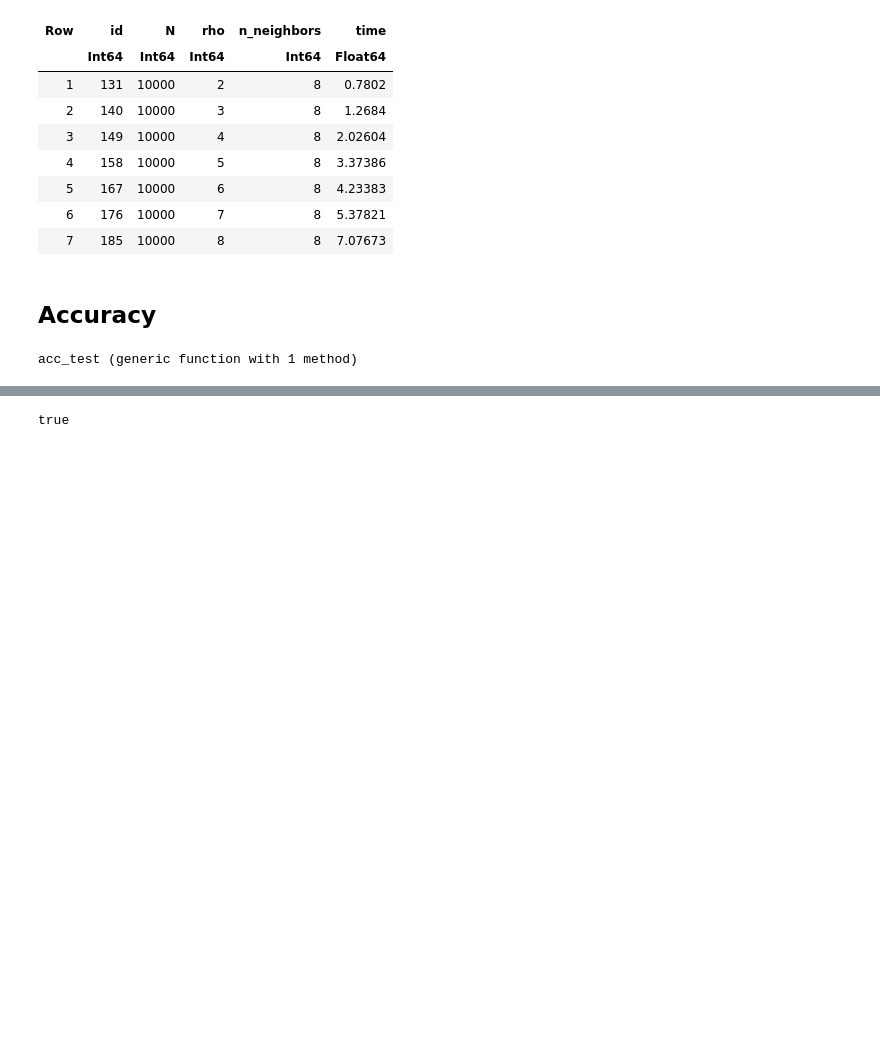
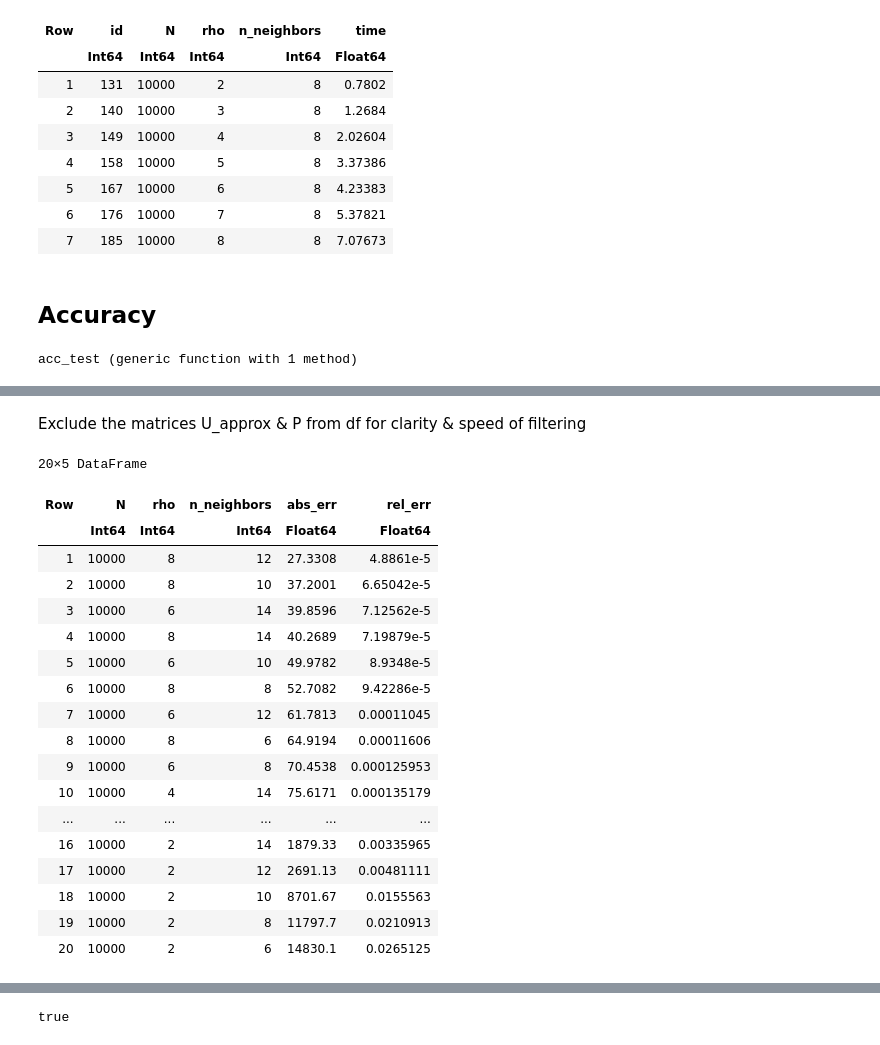
Before and after one commit to AkiTsuruta/MI-AIM, a Jupyter notebook: julia/KoLeskyTestSuite.ipynb, the cells around one changed output, grey strips where cells are left out. Cells and saved outputs as stored; diff of their text form; code cells hidden in the pictures; blank space fills up the shorter version.

```diff
--- a/julia/KoLeskyTestSuite.ipynb
+++ b/julia/KoLeskyTestSuite.ipynb
@@ -270,8 +270,6 @@ rho_N4_n8 = filter([:N, :n_neighbors] => (N, n) -> N == 10000 && n == 8, df)
 ## Accuracy
 # %%
 
-
-import LinearAlgebra: norm, cholesky
 
 function acc_test(N::T, rhos::AbstractVector{T}, neighborss::AbstractVector{T}) where T<:Real
     # Tests for comparing accuracy of approximate Cholesky factorizations of Matern32 with l = [0.001] and different
@@ -283,12 +281,16 @@ function acc_test(N::T, rhos::AbstractVector{T}, neighborss::AbstractVector{T})
     x = rand(2, N);
     K = kernel_matrix(x'[:,:],l,k);
 
-    for rho in rhos
-        for neighbors in neighborss
+    for neighbors in neighborss
+        for rho in rhos
             factor = compute_explicit_factor(x, K, rho, neighbors)
             U_approx = factor.U
             P = factor.P
-            push!(df, (N = N, rho = rho, n_neighbors = neighbors, U_approx = U_approx, P = P))
+            C = cholesky(K[P, P])
+            U = inv(C.U)
+            abs_err = norm(U.-U_approx)
+            rel_err = abs_err/norm(U)
+            push!(df, (N = N, rho = rho, n_neighbors = neighbors, U_approx = U_approx, P = P, abs_err = abs_err, rel_err = rel_err))
 
         end
     end
@@ -300,7 +302,7 @@ acc_test (generic function with 1 method)
 # %%
 N = 10000
 rhos = 2:2:8
-neighborss = 4:2:12
+neighborss = 6:2:14
 
 K, df_acc = acc_test(N, rhos, neighborss)
 # %% [output]
@@ -345,0 +346,28 @@ gdf_acc_rho = groupby(df_acc, :rho)
+# %% [markdown]
+Exclude the matrices U_approx & P from df for clarity & speed of filtering
+# %%
+df_acc_S = select(df_acc, Not([:U_approx, :P]))
+
+sort!(df_acc_S, :rel_err)
+
+df_acc_S
+# %% [output]
+20×5 DataFrame
+| Row | N | rho | n_neighbors | abs_err | rel_err |
+|  | Int64 | Int64 | Int64 | Float64 | Float64 |
+| 1 | 10000 | 8 | 12 | 27.3308 | 4.8861e-5 |
+| 2 | 10000 | 8 | 10 | 37.2001 | 6.65042e-5 |
+| 3 | 10000 | 6 | 14 | 39.8596 | 7.12562e-5 |
+| 4 | 10000 | 8 | 14 | 40.2689 | 7.19879e-5 |
+| 5 | 10000 | 6 | 10 | 49.9782 | 8.9348e-5 |
+| 6 | 10000 | 8 | 8 | 52.7082 | 9.42286e-5 |
+| 7 | 10000 | 6 | 12 | 61.7813 | 0.00011045 |
+| 8 | 10000 | 8 | 6 | 64.9194 | 0.00011606 |
+| 9 | 10000 | 6 | 8 | 70.4538 | 0.000125953 |
+| 10 | 10000 | 4 | 14 | 75.6171 | 0.000135179 |
+| ... | ... | ... | ... | ... | ... |
+| 16 | 10000 | 2 | 14 | 1879.33 | 0.00335965 |
+| 17 | 10000 | 2 | 12 | 2691.13 | 0.00481111 |
+| 18 | 10000 | 2 | 10 | 8701.67 | 0.0155563 |
+| 19 | 10000 | 2 | 8 | 11797.7 | 0.0210913 |
+| 20 | 10000 | 2 | 6 | 14830.1 | 0.0265125 |
```
Also changed, not shown: parts of 6 cells of this notebook.
